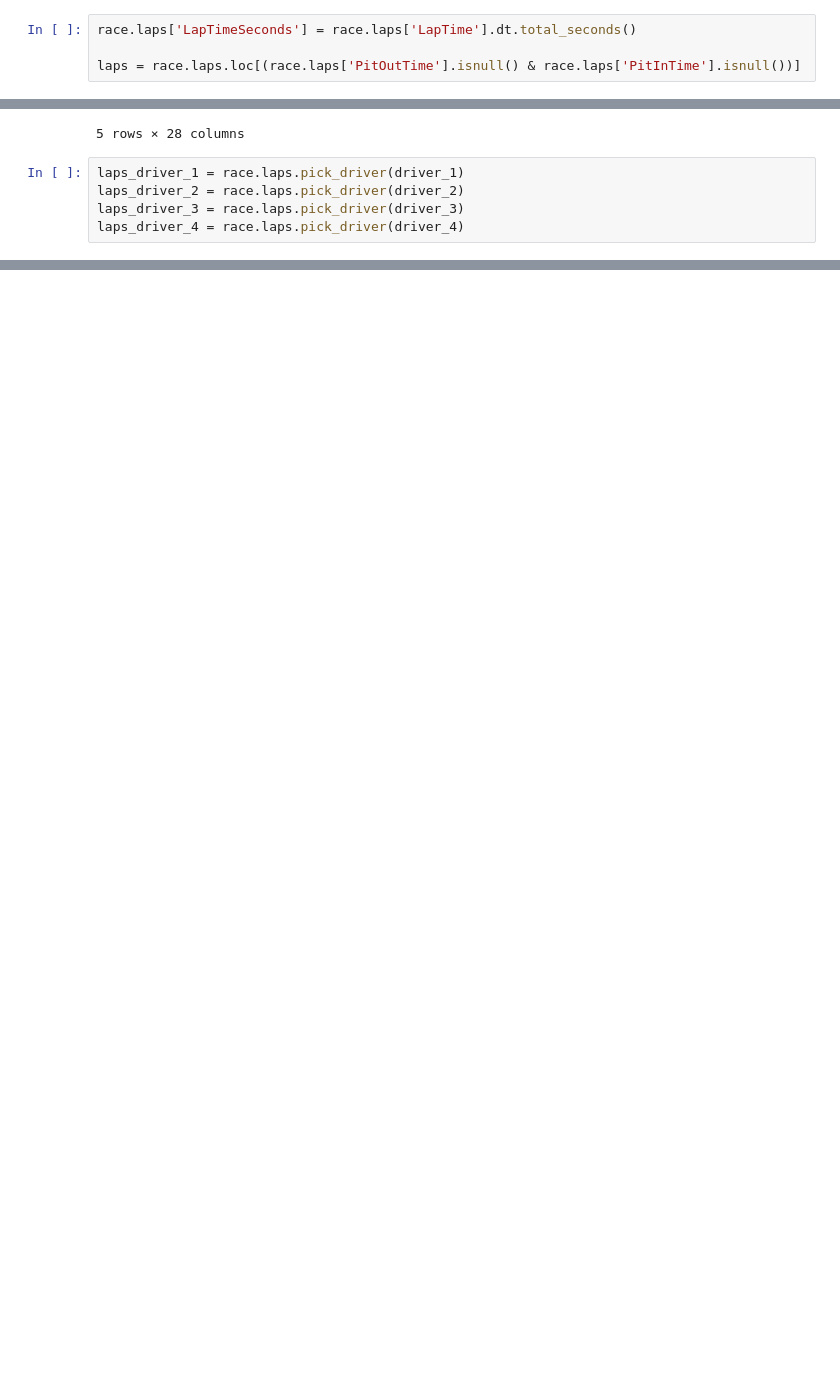
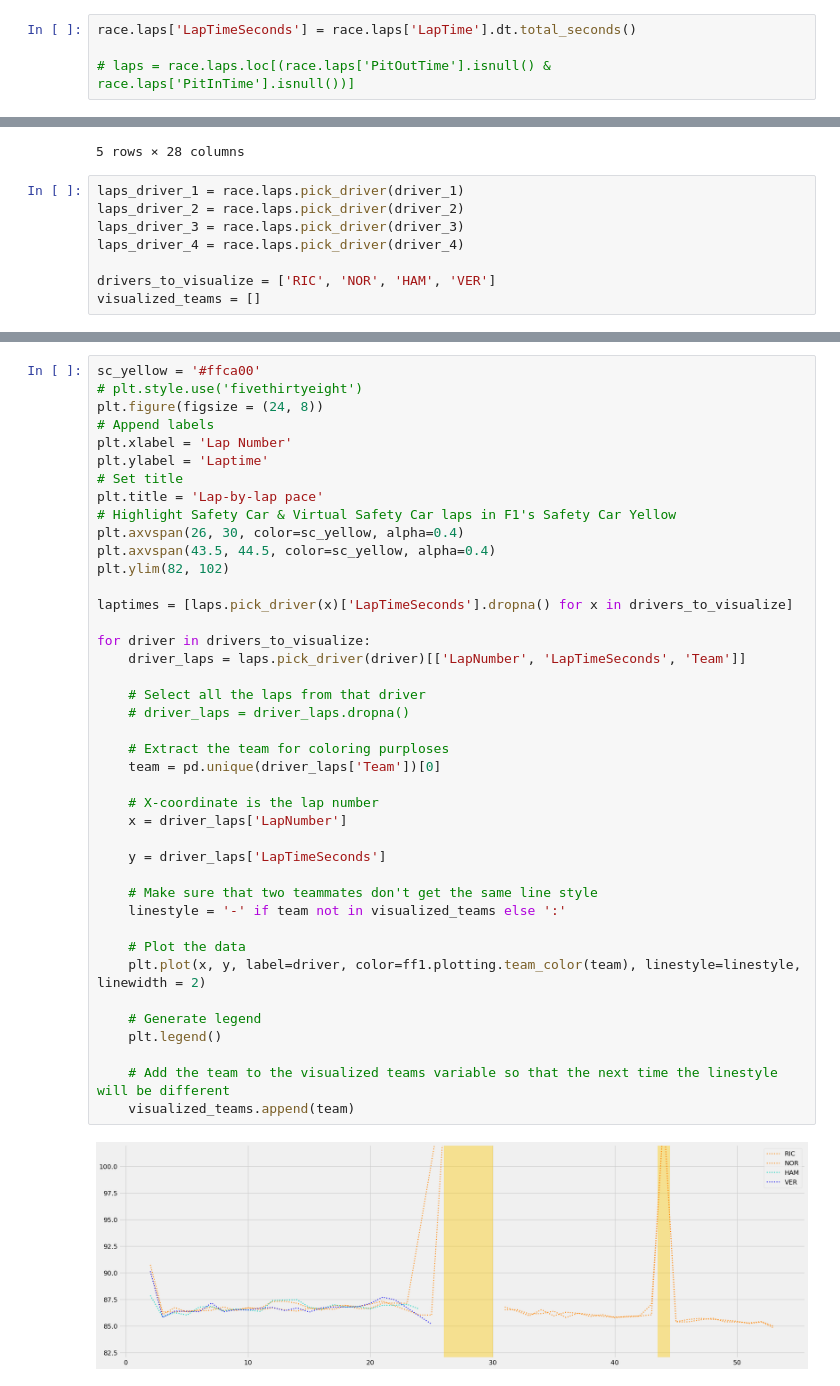
Before and after one commit to orderlogicmachine/f1-pace-analysis, a Jupyter notebook: main.ipynb, the cells around one changed output, grey strips where cells are left out. Drawn from its saved outputs; the diff is of its cells as text; blank space fills up the shorter version.

Commit message:
Extensive messing with inital plot

```diff
--- a/main.ipynb
+++ b/main.ipynb
@@ -44,7 +44,7 @@ driver_1, driver_2, driver_3, driver_4 = 'RIC', 'NOR', 'HAM', 'VER'
 # %%
 race.laps['LapTimeSeconds'] = race.laps['LapTime'].dt.total_seconds()
 
-laps = race.laps.loc[(race.laps['PitOutTime'].isnull() & race.laps['PitInTime'].isnull())]
+# laps = race.laps.loc[(race.laps['PitOutTime'].isnull() & race.laps['PitInTime'].isnull())]
 # %%
 race.laps.head()
 # %% [output]
@@ -60,3 +60,6 @@ laps_driver_1 = race.laps.pick_driver(driver_1)
 laps_driver_2 = race.laps.pick_driver(driver_2)
 laps_driver_3 = race.laps.pick_driver(driver_3)
 laps_driver_4 = race.laps.pick_driver(driver_4)
+
+drivers_to_visualize = ['RIC', 'NOR', 'HAM', 'VER']
+visualized_teams = []
@@ -72,0 +69,43 @@ laps_driver_1.head()
+# %%
+sc_yellow = '#ffca00'
+# plt.style.use('fivethirtyeight')
+plt.figure(figsize = (24, 8))
+# Append labels
+plt.xlabel = 'Lap Number'
+plt.ylabel = 'Laptime'
+# Set title
+plt.title = 'Lap-by-lap pace'
+# Highlight Safety Car & Virtual Safety Car laps in F1's Safety Car Yellow
+plt.axvspan(26, 30, color=sc_yellow, alpha=0.4)
+plt.axvspan(43.5, 44.5, color=sc_yellow, alpha=0.4)
+plt.ylim(82, 102)
+
+laptimes = [laps.pick_driver(x)['LapTimeSeconds'].dropna() for x in drivers_to_visualize]
+
+for driver in drivers_to_visualize:
+    driver_laps = laps.pick_driver(driver)[['LapNumber', 'LapTimeSeconds', 'Team']]
+
+    # Select all the laps from that driver
+    # driver_laps = driver_laps.dropna()
+
+    # Extract the team for coloring purploses
+    team = pd.unique(driver_laps['Team'])[0]
+
+    # X-coordinate is the lap number
+    x = driver_laps['LapNumber']
+
+    y = driver_laps['LapTimeSeconds']
+
+    # Make sure that two teammates don't get the same line style
+    linestyle = '-' if team not in visualized_teams else ':'
+
+    # Plot the data
+    plt.plot(x, y, label=driver, color=ff1.plotting.team_color(team), linestyle=linestyle, linewidth = 2)
+
+    # Generate legend
+    plt.legend()
+
+    # Add the team to the visualized teams variable so that the next time the linestyle will be different
+    visualized_teams.append(team)
+# %% [output]
+[figure, added]
```
Also changed, not shown: parts of 4 cells of this notebook, 3 other files.
